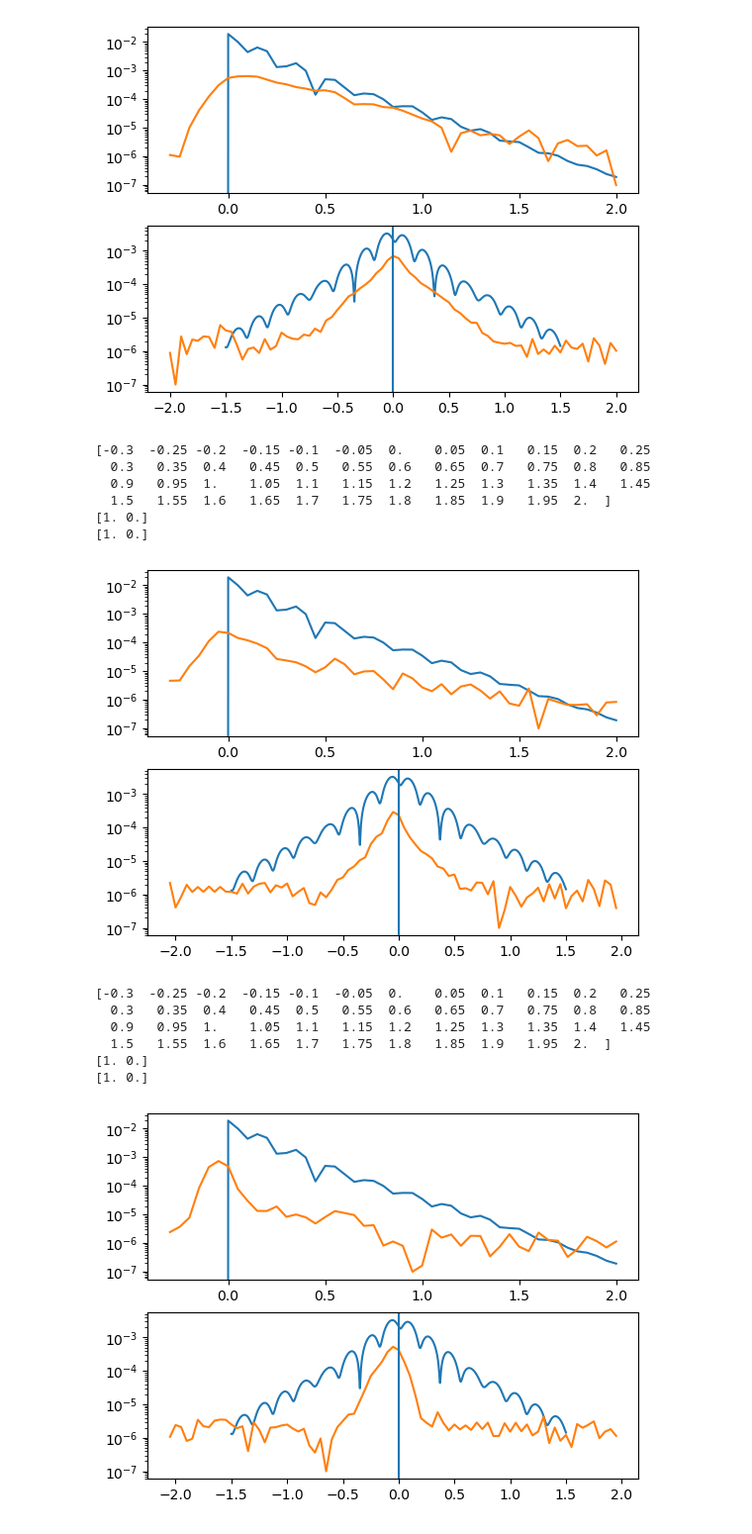
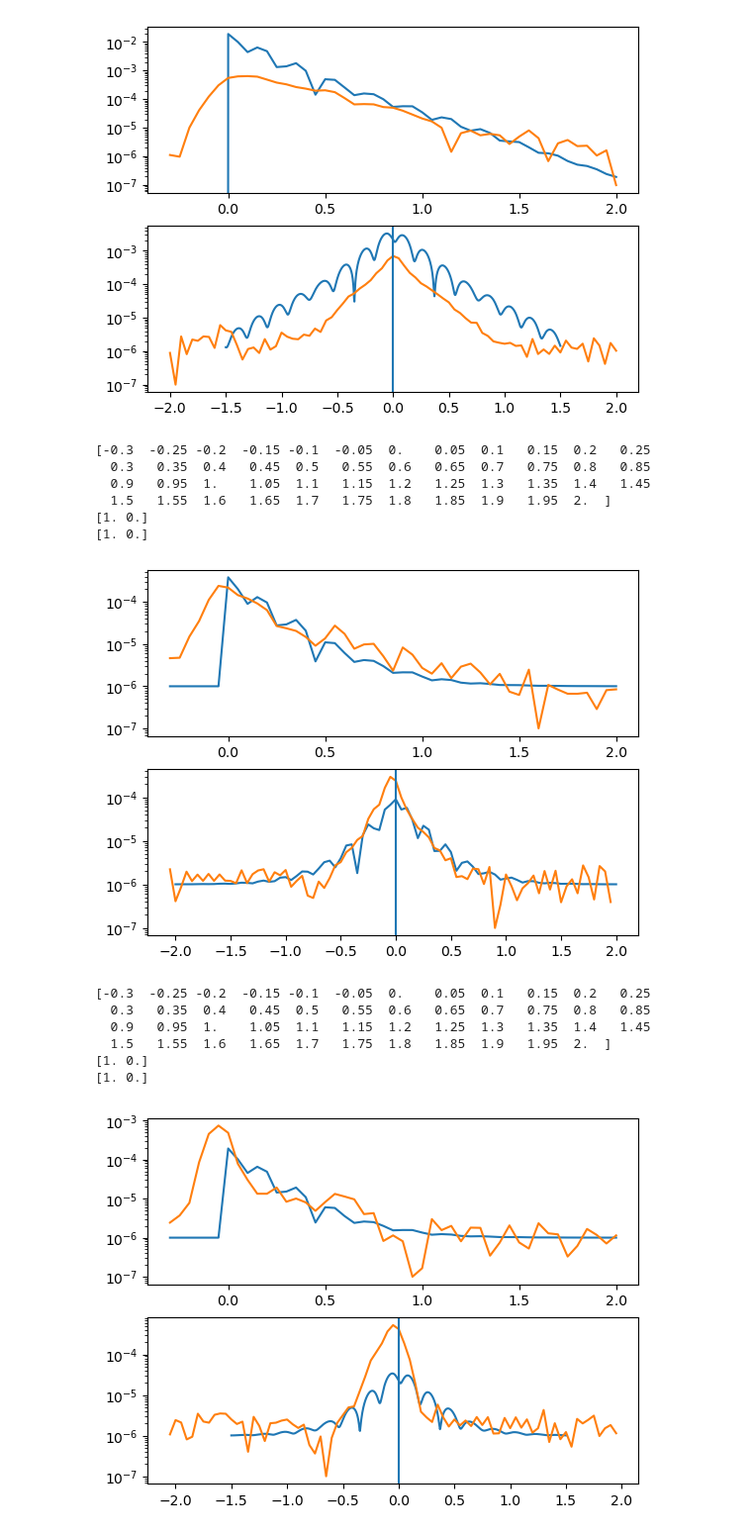
Before and after one commit to MTLphys/FittingFunctions, a Jupyter notebook: TestingFitts.ipynb, the cells around one changed output. Shown at 99% size. Drawn from its saved outputs; the diff is of its cells as text; code cells hidden in the pictures.

```diff
--- a/TestingFitts.ipynb
+++ b/TestingFitts.ipynb
@@ -293,7 +293,7 @@ gm21  = 4.4e12#hh Exciton dephasing rate /s <-Fit Parameter
 gm61  = 5.4e12#lh Exciton dephasing rate /s <-Fit Parameter
 gmi21 = 3.5e12#Impurity bound hh Exciton dephasing rate /s <-Fit Parameter
 gmi61 = 3.5e12#Impurity bound lh Exciton dephasing rate /s <-Fit Parameter
-K = 5e-121#
+K = 1e-122#
 p0 = [Ex1   ,Ex2   , # 0,1
       EB    ,ol21  , # 2,3
       ol61  ,oli21 , # 4,5
@@ -313,7 +313,7 @@ axs[0].plot(T3refdata[:,0],T3refdata[:,1])
 
 
 
-tau = np.linspace(-1.5e-12,1.5e-12,1000)
+tau = T12data[:,0]*1e-12
 t = 7.1e-12
 Pv = fitfunctt(t,*p0,tau=tau)
 
@@ -329,7 +329,7 @@ plt.show()
   1.5   1.55  1.6   1.65  1.7   1.75  1.8   1.85  1.9   1.95  2.  ]
 [1. 0.]
 [1. 0.]
-[figure, old version]
+[figure, new version]
 # %%
 #fit for 840
 import os
@@ -357,7 +357,7 @@ gm21  = 4.4e12#hh Exciton dephasing rate /s <-Fit Parameter
 gm61  = 5.4e12#lh Exciton dephasing rate /s <-Fit Parameter
 gmi21 = 3.5e12#Impurity bound hh Exciton dephasing rate /s <-Fit Parameter
 gmi61 = 3.5e12#Impurity bound lh Exciton dephasing rate /s <-Fit Parameter
-K = 5e-121#
+K = 5e-123#
 p0 = [Ex1   ,Ex2   , # 0,1
       EB    ,ol21  , # 2,3
       ol61  ,oli21 , # 4,5
@@ -366,31 +366,31 @@ p0 = [Ex1   ,Ex2   , # 0,1
       gmi61, K     ]   # 10,11
 
 
 t = T3refdata[:,0]*1e-12+7e-12
 Pv = fitfunctt(t,*p0)
 
 fig,axs = plt.subplots(2)
 axs[0].set_yscale('log')
 axs[1].set_yscale('log')
 axs[0].plot(t*1e12-7,Pv+1e-6)
 axs[0].plot(T3refdata[:,0],T3refdata[:,1])
 
 
 
 tau = np.linspace(-1.5e-12,1.5e-12,1000)
 t = 7.1e-12
 Pv = fitfunctt(t,*p0,tau=tau)
 
 axs[1].plot(tau*1e12,Pv+1e-6)
 axs[1].plot(T12data[0:,0]-.05,T12data[0:,1])
 axs[1].axvline(0)
 tau = 0e-12
 plt.show()
 # %% [output]
 [-0.3  -0.25 -0.2  -0.15 -0.1  -0.05  0.    0.05  0.1   0.15  0.2   0.25
   0.3   0.35  0.4   0.45  0.5   0.55  0.6   0.65  0.7   0.75  0.8   0.85
   0.9   0.95  1.    1.05  1.1   1.15  1.2   1.25  1.3   1.35  1.4   1.45
   1.5   1.55  1.6   1.65  1.7   1.75  1.8   1.85  1.9   1.95  2.  ]
 [1. 0.]
 [1. 0.]
-[figure, old version]
+[figure, new version]
```
Also changed, not shown: parts of 1 cell of this notebook.
